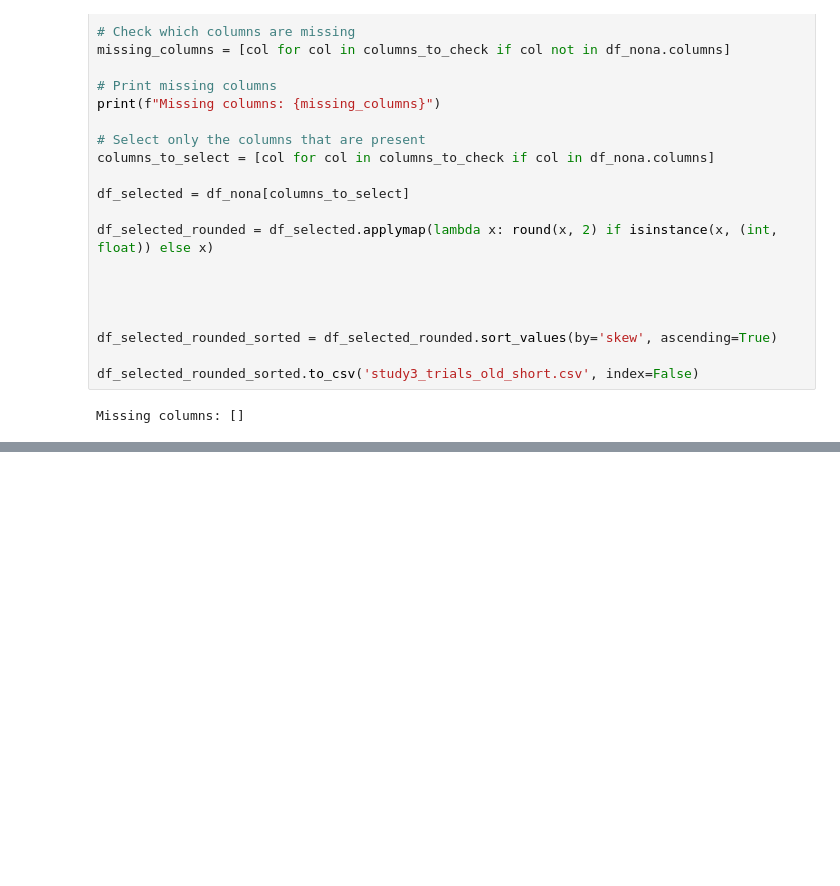
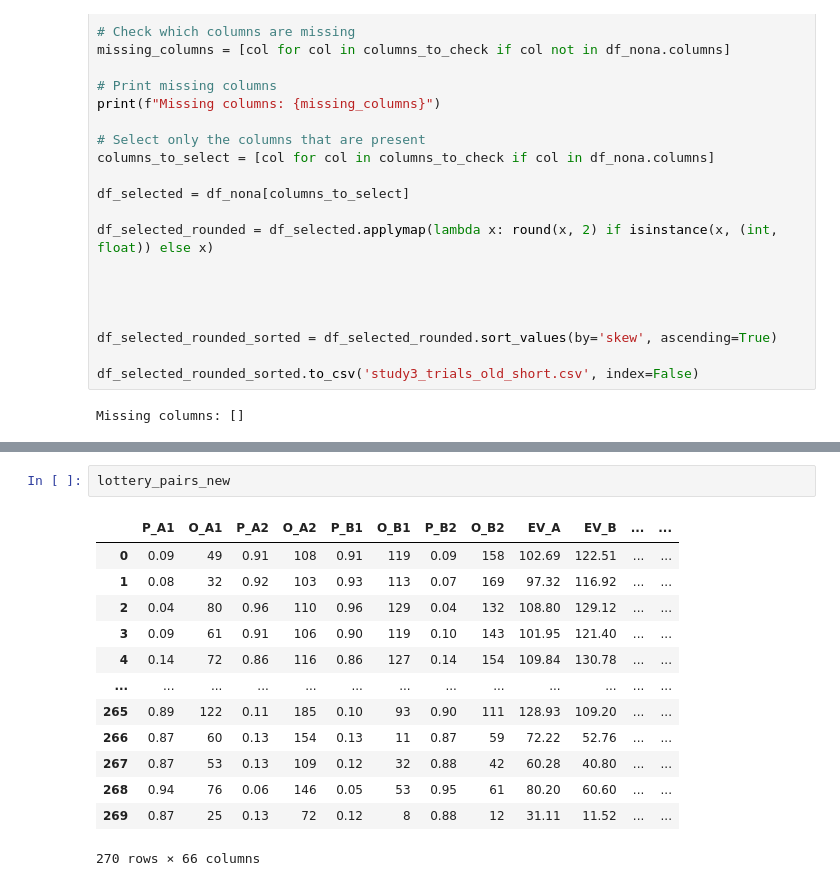
Before and after one commit to MaohuaNie/study3stimuli, a Jupyter notebook: stimuli_study3.ipynb, the cells around one changed output, grey strips where cells are left out. Drawn from its saved outputs; the diff is of its cells as text; blank space fills up the shorter version.

```diff
--- a/stimuli_study3.ipynb
+++ b/stimuli_study3.ipynb
@@ -555,0 +1230,16 @@ Missing columns: []
+# %%
+lottery_pairs_new
+# %% [output]
+|  | P_A1 | O_A1 | P_A2 | O_A2 | P_B1 | O_B1 | P_B2 | O_B2 | EV_A | EV_B | ... | ... |
+| 0 | 0.09 | 49 | 0.91 | 108 | 0.91 | 119 | 0.09 | 158 | 102.69 | 122.51 | ... | ... |
+| 1 | 0.08 | 32 | 0.92 | 103 | 0.93 | 113 | 0.07 | 169 | 97.32 | 116.92 | ... | ... |
+| 2 | 0.04 | 80 | 0.96 | 110 | 0.96 | 129 | 0.04 | 132 | 108.80 | 129.12 | ... | ... |
+| 3 | 0.09 | 61 | 0.91 | 106 | 0.90 | 119 | 0.10 | 143 | 101.95 | 121.40 | ... | ... |
+| 4 | 0.14 | 72 | 0.86 | 116 | 0.86 | 127 | 0.14 | 154 | 109.84 | 130.78 | ... | ... |
+| ... | ... | ... | ... | ... | ... | ... | ... | ... | ... | ... | ... | ... |
+| 265 | 0.89 | 122 | 0.11 | 185 | 0.10 | 93 | 0.90 | 111 | 128.93 | 109.20 | ... | ... |
+| 266 | 0.87 | 60 | 0.13 | 154 | 0.13 | 11 | 0.87 | 59 | 72.22 | 52.76 | ... | ... |
+| 267 | 0.87 | 53 | 0.13 | 109 | 0.12 | 32 | 0.88 | 42 | 60.28 | 40.80 | ... | ... |
+| 268 | 0.94 | 76 | 0.06 | 146 | 0.05 | 53 | 0.95 | 61 | 80.20 | 60.60 | ... | ... |
+| 269 | 0.87 | 25 | 0.13 | 72 | 0.12 | 8 | 0.88 | 12 | 31.11 | 11.52 | ... | ... |
+270 rows × 66 columns
```
Also changed, not shown: parts of 12 cells of this notebook, 1 other file.
